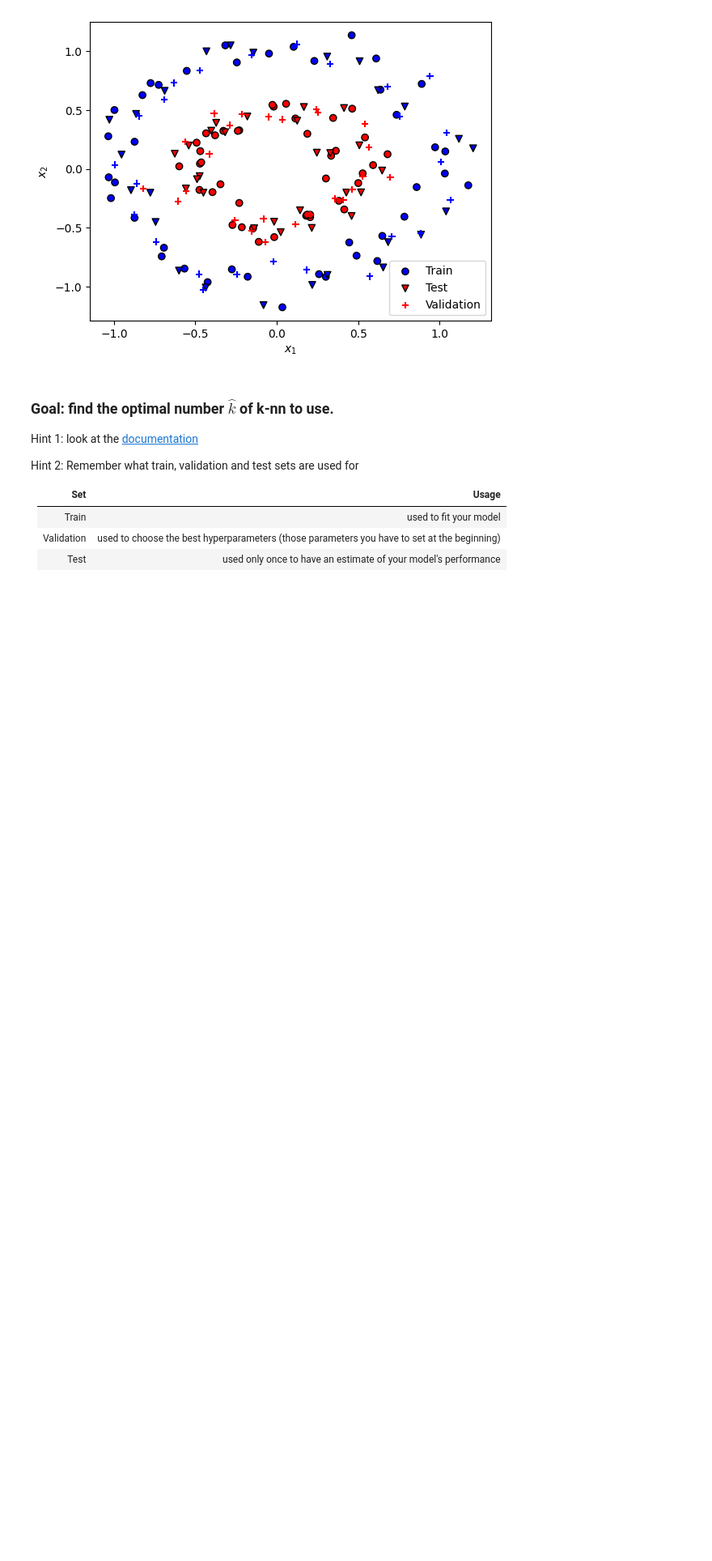
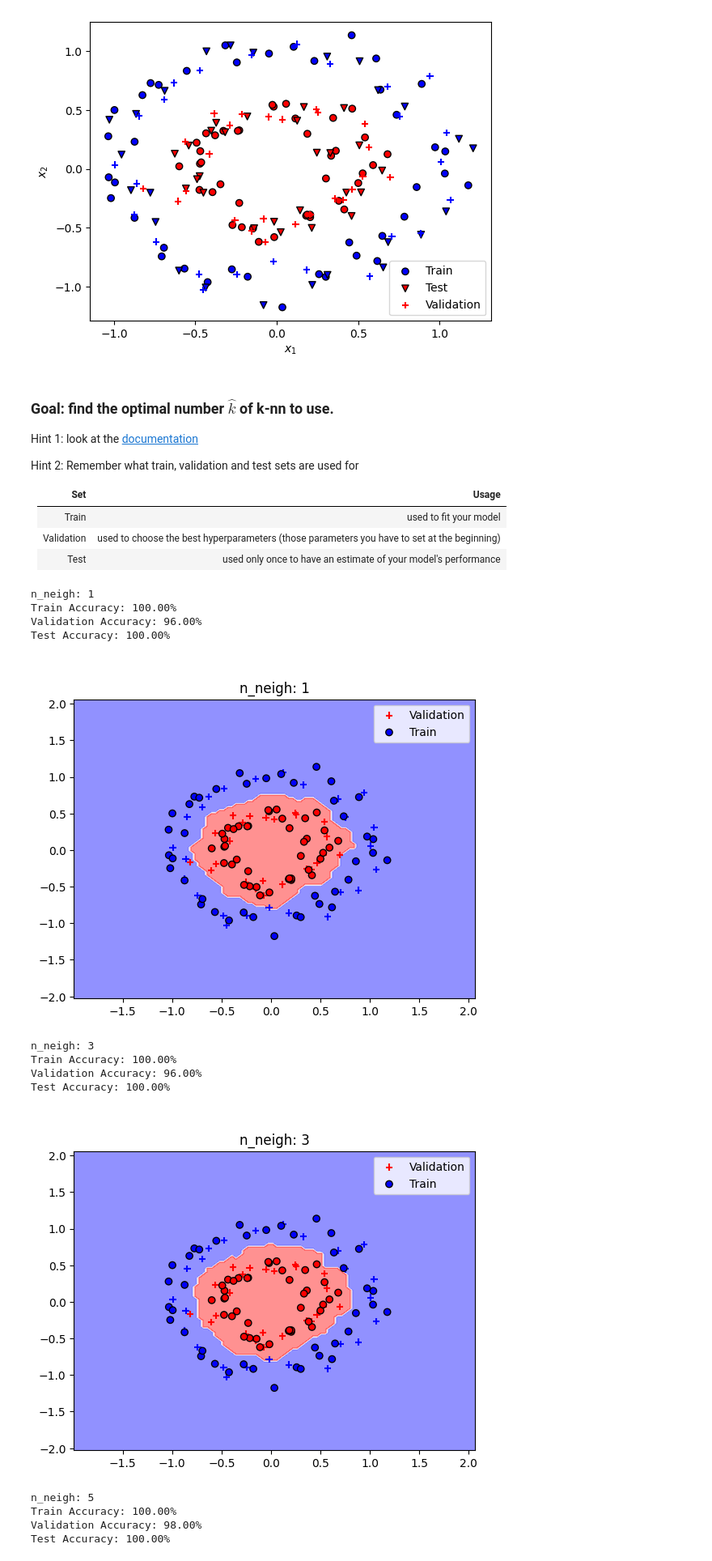
Before and after one commit to GiorgiaAuroraAdorni/ML-bachelor-course-labs-sp23, a Jupyter notebook: 02_classification.ipynb, the cells around one changed output. Shown at 81% size. Drawn from its saved outputs; the diff is of its cells as text; code cells hidden in the pictures; blank space fills up the shorter version.

```diff
--- a/02_classification.ipynb
+++ b/02_classification.ipynb
@@ -322,0 +321,44 @@ Hint 2: Remember what train, validation and test sets are used for
+# %%
+from sklearn.neighbors import KNeighborsClassifier
+from sklearn.inspection import DecisionBoundaryDisplay
+
+def calculate_and_print_accuracy(model, x, y_true, label):
+    y_pred = model.predict(x)
+    n_right_predictions = (y_pred == y_true).sum()
+    print(f"{label} Accuracy: {100*n_right_predictions/len(y_true):.2f}%")
+
+
+for n_neig in [1, 3, 5, 11, 21, 41]:
+    print(f"\nn_neigh: {n_neig}")
+
+    # Initialize and fit K-nn classifier
+    classifier = KNeighborsClassifier(n_neighbors=n_neig)
+    classifier.fit(x_train, y_train)
+
+    # Calculate and print accuracy for Train, Validation and Test set
+    calculate_and_print_accuracy(classifier, x_train, y_train, "Train")
+    calculate_and_print_accuracy(classifier, x_validation, y_validation, "Validation")
+    calculate_and_print_accuracy(classifier, x_test, y_test, "Test")
+
+    # Plot Train and Validation points and classifier decision boundaries
+    DecisionBoundaryDisplay.from_estimator(classifier, x_validation, response_method='predict', alpha=0.5)
+    plt.scatter(x_validation[:, 0], x_validation[:, 1], marker='+', c=y_validation, label='Validation')
+    plt.scatter(x_train[:, 0], x_train[:, 1], marker='o', c=y_train, label="Train")
+    plt.title(f"\nn_neigh: {n_neig}")
+    plt.legend()
+    plt.show()
+# %% [output]
+n_neigh: 1
+Train Accuracy: 100.00%
+Validation Accuracy: 96.00%
+Test Accuracy: 100.00%
+[figure, added]
+n_neigh: 3
+Train Accuracy: 100.00%
+Validation Accuracy: 96.00%
+Test Accuracy: 100.00%
+[figure, added]
+n_neigh: 5
+Train Accuracy: 100.00%
+Validation Accuracy: 98.00%
+Test Accuracy: 100.00%
```
Also changed, not shown: parts of 4 cells of this notebook.
